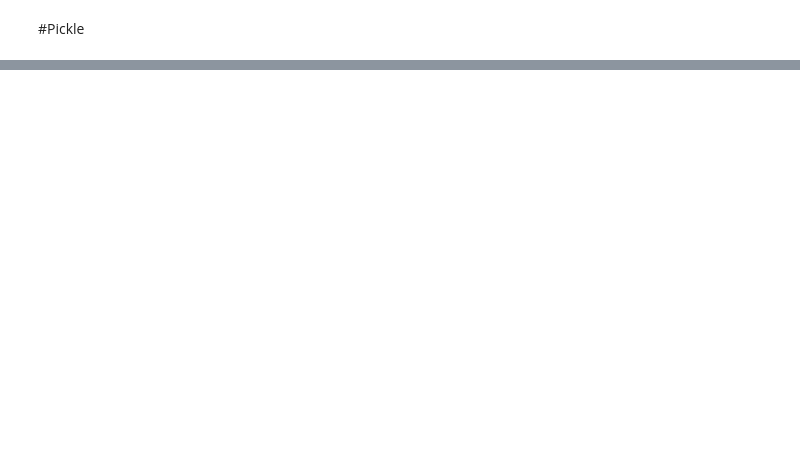
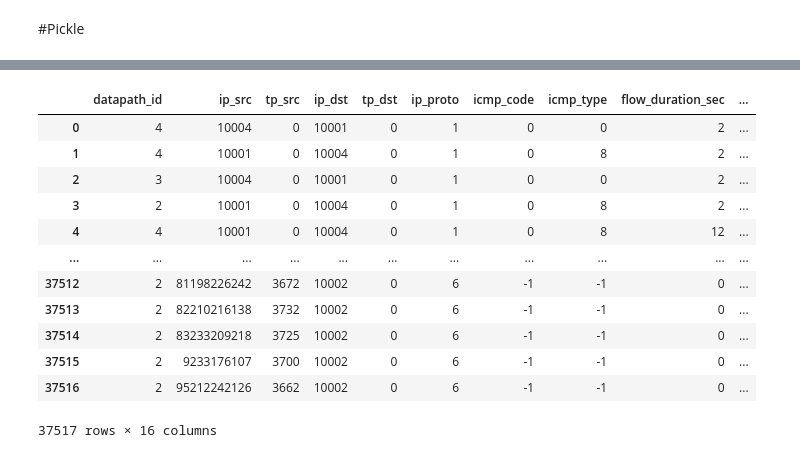
Before and after one commit to IvoMatus/Tesis_SDN, a Jupyter notebook: Entrenamientos/Entrenamientos_colab.ipynb, the cells around one changed output, grey strips where cells are left out. Drawn from its saved outputs; the diff is of its cells as text; code cells hidden in the pictures; blank space fills up the shorter version.

```diff
--- a/Entrenamientos/Entrenamientos_colab.ipynb
+++ b/Entrenamientos/Entrenamientos_colab.ipynb
@@ -598,3 +597,32 @@ import pickle
 # save the model to disk
 filename = 'modelo_SVM.sav'
 pickle.dump(flow_model, open(filename, 'wb'))
+# %%
+import pandas as pd
+import numpy as np
+import matplotlib.pyplot as plt
+import seaborn as sns
+import matplotlib.pyplot as plt
+%matplotlib inline
+from sklearn.model_selection import train_test_split
+from sklearn.neighbors import KNeighborsClassifier
+from sklearn.metrics import confusion_matrix,classification_report
+from sklearn.metrics import accuracy_score
+import matplotlib.pyplot as plt
+import seaborn as sns
+
+dataset
+# %% [output]
+|  | datapath_id | ip_src | tp_src | ip_dst | tp_dst | ip_proto | icmp_code | icmp_type | flow_duration_sec | ... |
+| 0 | 4 | 10004 | 0 | 10001 | 0 | 1 | 0 | 0 | 2 | ... |
+| 1 | 4 | 10001 | 0 | 10004 | 0 | 1 | 0 | 8 | 2 | ... |
+| 2 | 3 | 10004 | 0 | 10001 | 0 | 1 | 0 | 0 | 2 | ... |
+| 3 | 2 | 10001 | 0 | 10004 | 0 | 1 | 0 | 8 | 2 | ... |
+| 4 | 4 | 10001 | 0 | 10004 | 0 | 1 | 0 | 8 | 12 | ... |
+| ... | ... | ... | ... | ... | ... | ... | ... | ... | ... | ... |
+| 37512 | 2 | 81198226242 | 3672 | 10002 | 0 | 6 | -1 | -1 | 0 | ... |
+| 37513 | 2 | 82210216138 | 3732 | 10002 | 0 | 6 | -1 | -1 | 0 | ... |
+| 37514 | 2 | 83233209218 | 3725 | 10002 | 0 | 6 | -1 | -1 | 0 | ... |
+| 37515 | 2 | 9233176107 | 3700 | 10002 | 0 | 6 | -1 | -1 | 0 | ... |
+| 37516 | 2 | 95212242126 | 3662 | 10002 | 0 | 6 | -1 | -1 | 0 | ... |
+37517 rows × 16 columns
```
Also changed, not shown: parts of 23 cells of this notebook, 1 other file.
